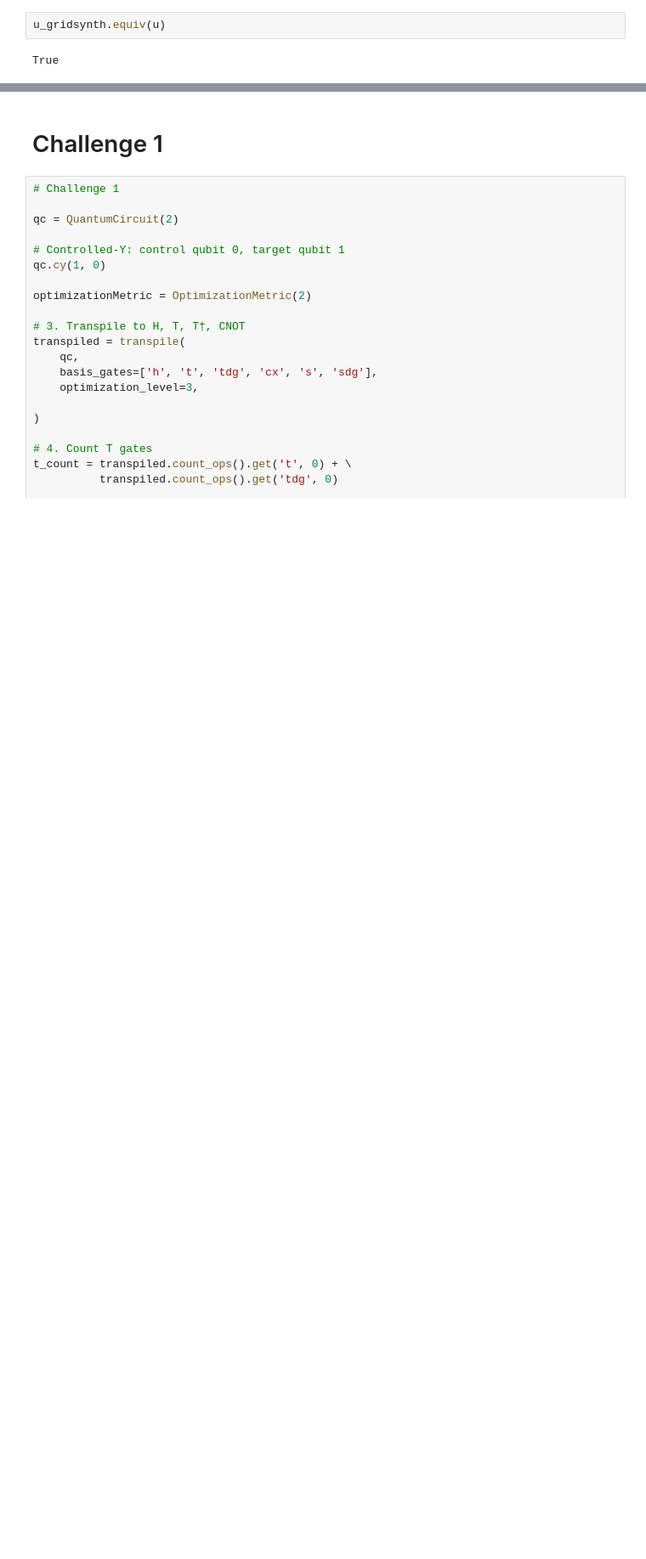
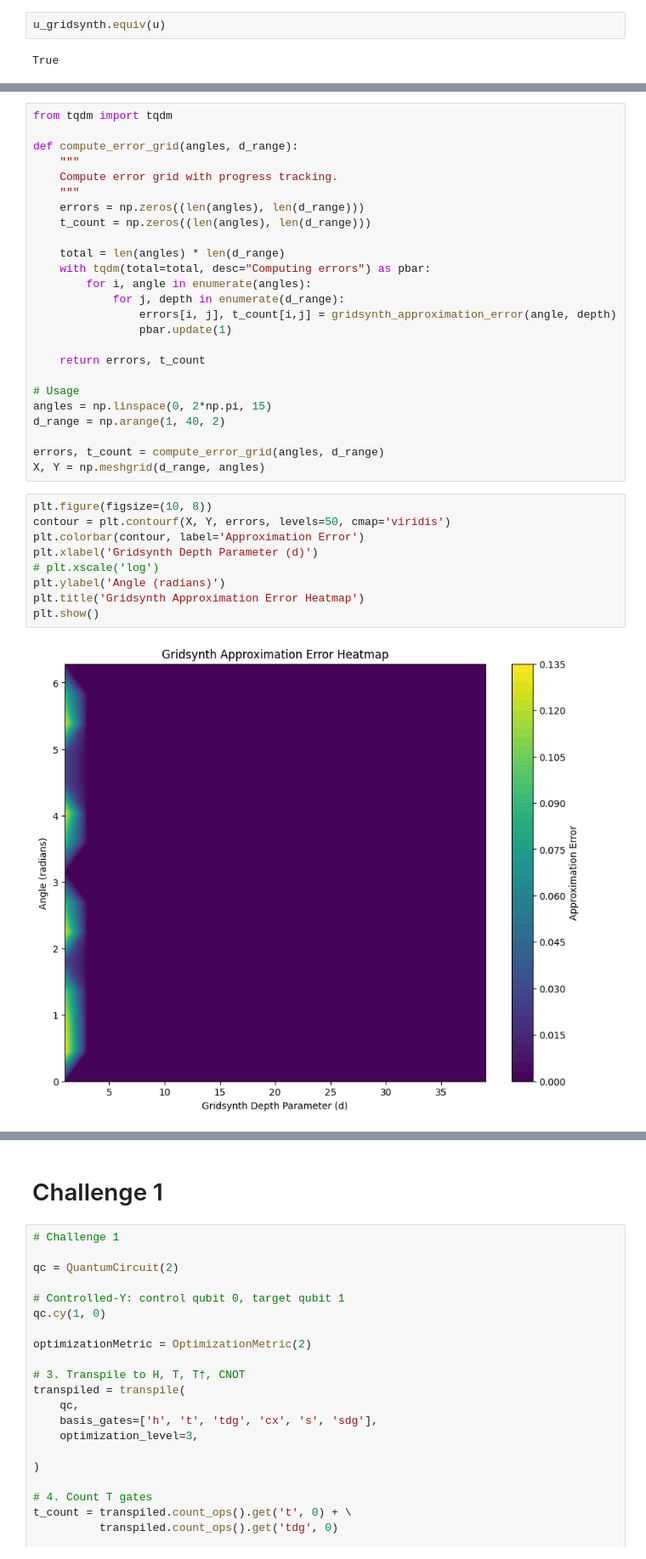
Before and after one commit to huientee/iQuHACK2026_Superquantum, a Jupyter notebook: qiskit_1.ipynb, the cells around one changed output, grey strips where cells are left out. Shown at 85% size. Drawn from its saved outputs; the diff is of its cells as text; blank space fills up the shorter version.

```diff
--- a/qiskit_1.ipynb
+++ b/qiskit_1.ipynb
@@ -116,0 +175,36 @@ True
+# %%
+from tqdm import tqdm
+
+def compute_error_grid(angles, d_range):
+    """
+    Compute error grid with progress tracking.
+    """
+    errors = np.zeros((len(angles), len(d_range)))
+    t_count = np.zeros((len(angles), len(d_range)))
+
+    total = len(angles) * len(d_range)
+    with tqdm(total=total, desc="Computing errors") as pbar:
+        for i, angle in enumerate(angles):
+            for j, depth in enumerate(d_range):
+                errors[i, j], t_count[i,j] = gridsynth_approximation_error(angle, depth)
+                pbar.update(1)
+
+    return errors, t_count
+
+# Usage
+angles = np.linspace(0, 2*np.pi, 15)
+d_range = np.arange(1, 40, 2)
+
+errors, t_count = compute_error_grid(angles, d_range)
+X, Y = np.meshgrid(d_range, angles)
+# %%
+plt.figure(figsize=(10, 8))
+contour = plt.contourf(X, Y, errors, levels=50, cmap='viridis')
+plt.colorbar(contour, label='Approximation Error')
+plt.xlabel('Gridsynth Depth Parameter (d)')
+# plt.xscale('log')
+plt.ylabel('Angle (radians)')
+plt.title('Gridsynth Approximation Error Heatmap')
+plt.show()
+# %% [output]
+[figure, added]
```
Also changed, not shown: parts of 8 cells of this notebook.
